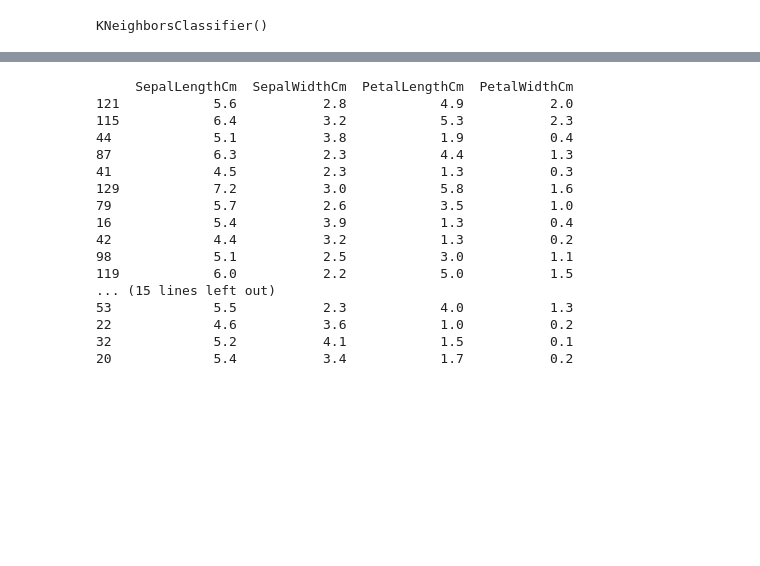
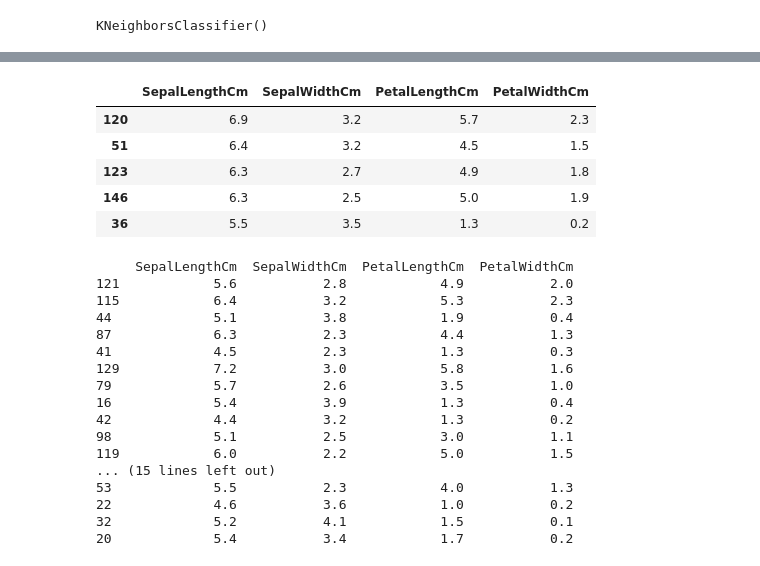
Before and after one commit to VarvarigosG/Thesis, a Jupyter notebook: Iris/IrisClassification.ipynb, the cells around one changed output, grey strips where cells are left out. Saved outputs shown, nothing was run; the diff lists cells and outputs as text; code cells hidden in the pictures; blank space fills up the shorter version.

```diff
--- a/Iris/IrisClassification.ipynb
+++ b/Iris/IrisClassification.ipynb
@@ -166,0 +167,9 @@ Accuracy 96.66666666666667
+# %%
+x_train.head()
+# %% [output]
+|  | SepalLengthCm | SepalWidthCm | PetalLengthCm | PetalWidthCm |
+| 120 | 6.9 | 3.2 | 5.7 | 2.3 |
+| 51 | 6.4 | 3.2 | 4.5 | 1.5 |
+| 123 | 6.3 | 2.7 | 4.9 | 1.8 |
+| 146 | 6.3 | 2.5 | 5.0 | 1.9 |
+| 36 | 5.5 | 3.5 | 1.3 | 0.2 |
```
Also changed, not shown: parts of 3 cells of this notebook, 29 other files.
